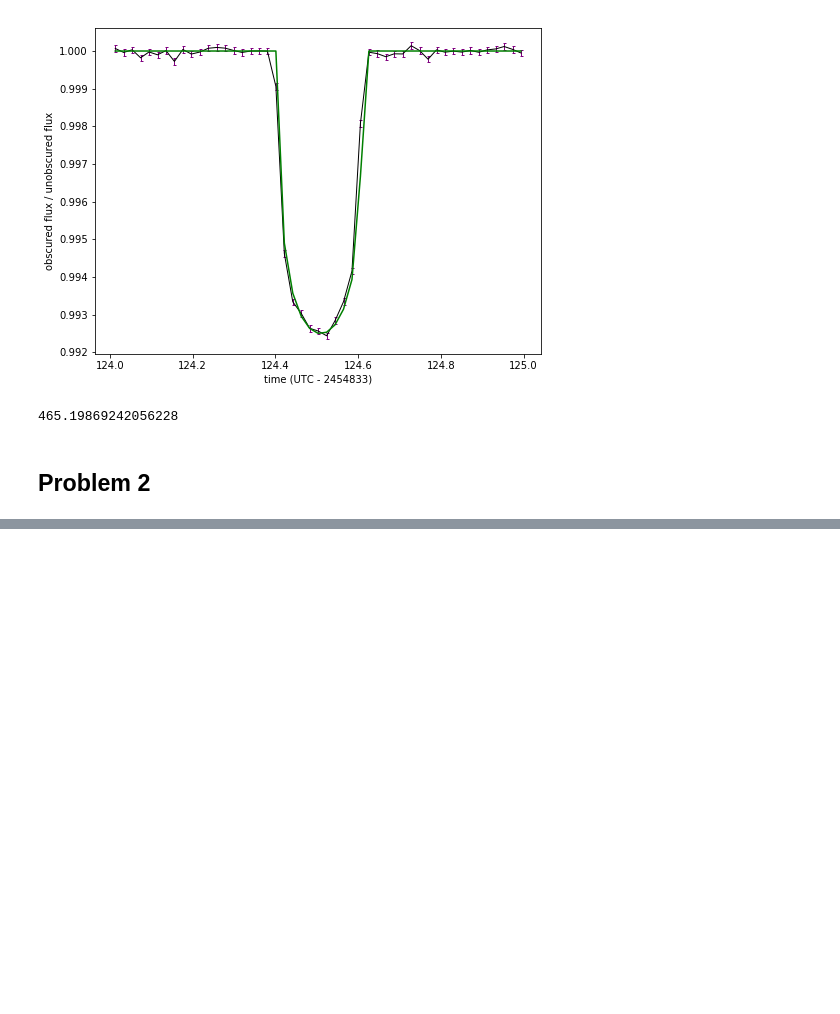
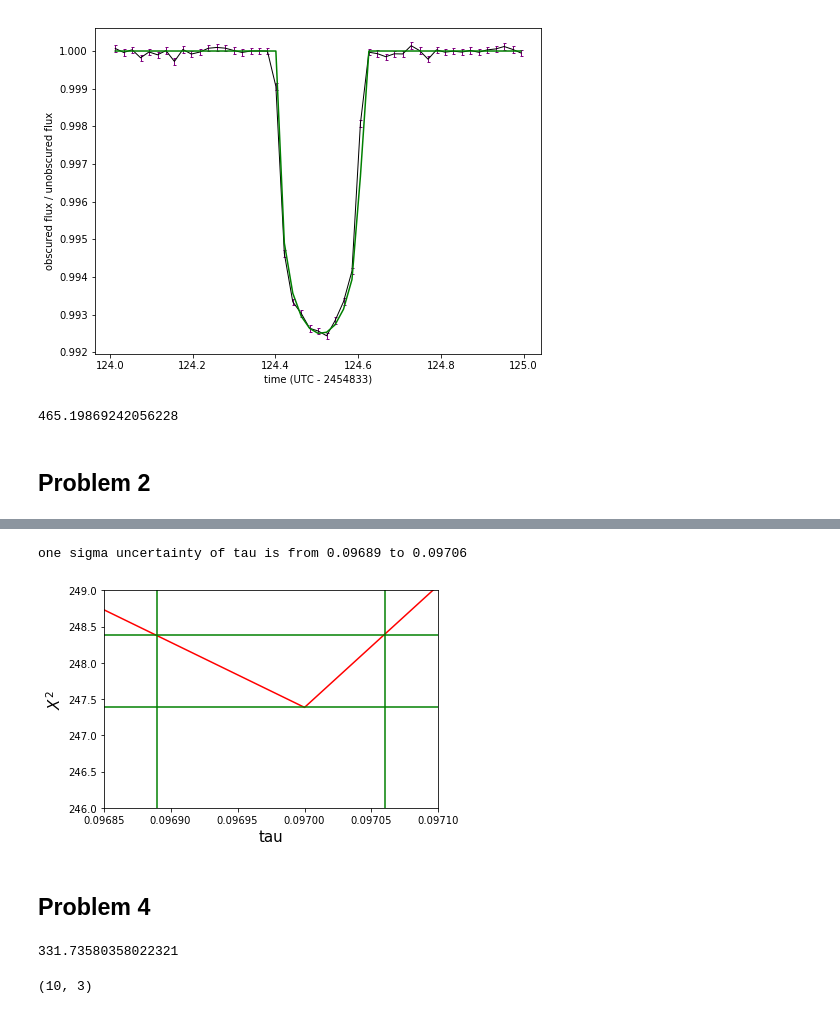
Before and after one commit to columbia-astro/problem-set-7-gsuissa, a Jupyter notebook: Problem Set #7 - Gabrielle.ipynb, the cells around one changed output, grey strips where cells are left out. Drawn from its saved outputs; the diff is of its cells as text; code cells hidden in the pictures; blank space fills up the shorter version.

```diff
--- a/Problem Set #7 - Gabrielle.ipynb
+++ b/Problem Set #7 - Gabrielle.ipynb
@@ -138,0 +202,19 @@ chi2(norm_flux,flux_model,norm_error)
+# %%
+# determine one-sigma uncertainty in this parameter from the chi squared plot
+# find + 1 from the minimum chi2
+plt.plot(varying_taus,chi_squares,color="red")
+plt.xlabel("tau",size="15")
+plt.ylabel("$X^2$",size="15")
+plt.xlim(0.09685,0.0971)
+plt.ylim(246, 249)
+plt.axhline(y=(min_chi2+1),color="green")
+plt.axhline(y=(min_chi2),color="green")
+plt.axvline(x=(0.09689),color="green")
+plt.axvline(x=(0.09706),color="green")
+
+print("one sigma uncertainty of tau is from 0.09689 to 0.09706")
+# %% [output]
+one sigma uncertainty of tau is from 0.09689 to 0.09706
+[figure, added]
+# %% [markdown]
+## Problem 4
@@ -138,0 +245,11 @@ chi2(norm_flux,flux_model,norm_error)
+# %%
+logposterior(pos[0],time,norm_flux,norm_error)
+# %% [output]
+331.73580358022321
+# %%
+ndim, nwalkers = 3, 6
+initial = best_tau[0], t01, p1
+pos = np.asarray([initial + 1e-4*np.random.randn(ndim) for i in range(nwalkers)])
+print(pos.shape)
+# %% [output]
+(10, 3)
```
Also changed, not shown: parts of 19 cells of this notebook.
